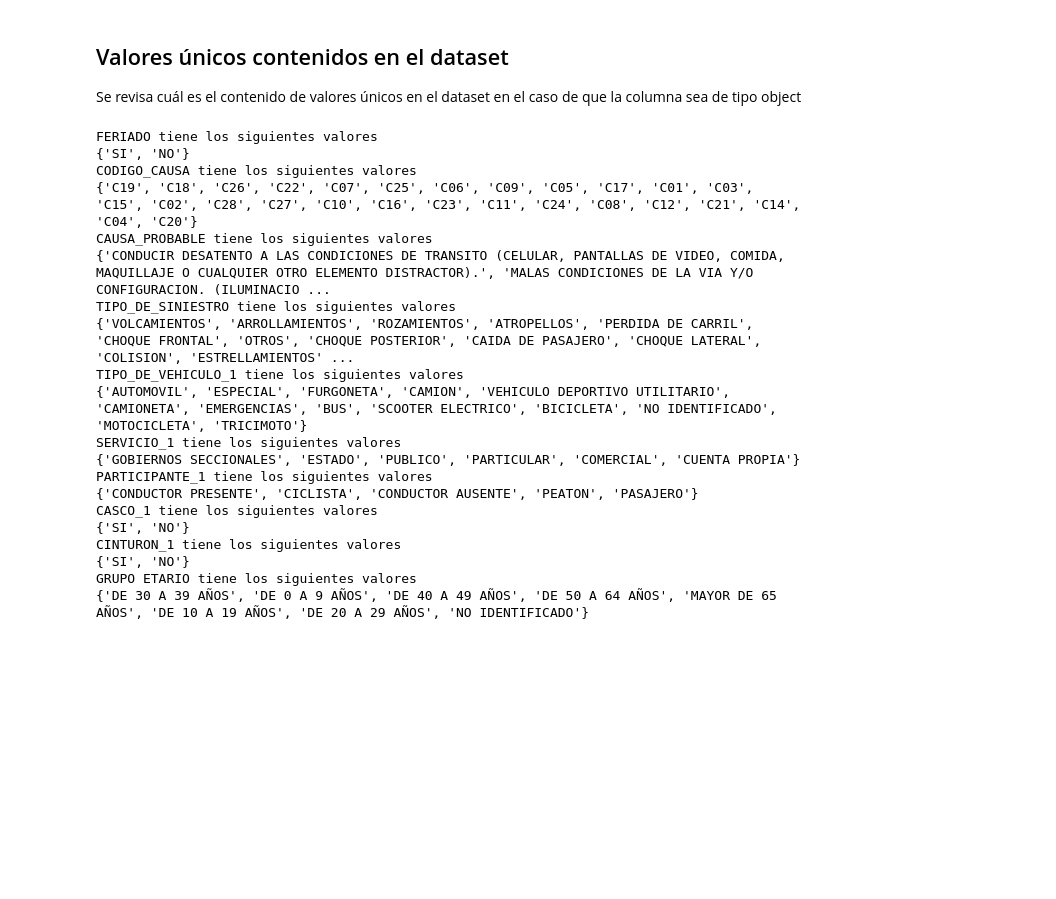
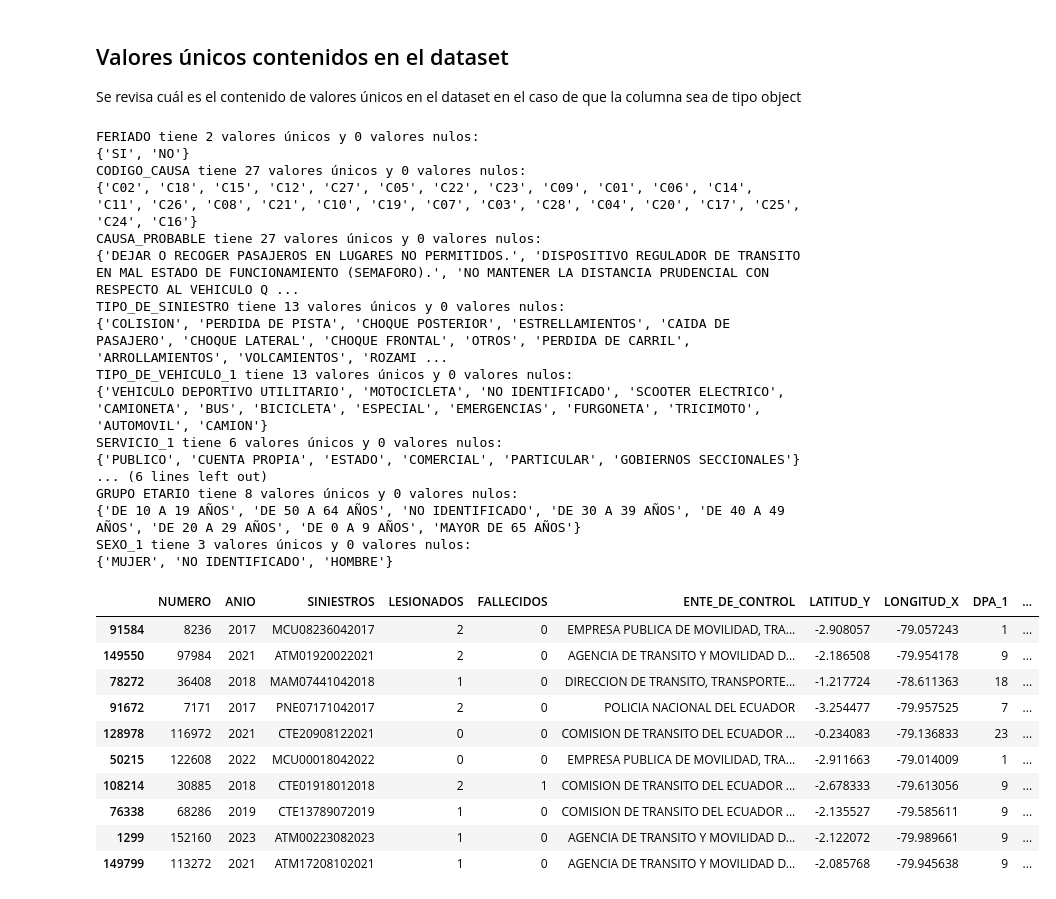
Before and after one commit to LeninGF/ant_accidentes_ml, a Jupyter notebook: classification.ipynb, the cells around one changed output. Cells and saved outputs as stored; diff of their text form; code cells hidden in the pictures; blank space fills up the shorter version.

```diff
--- a/classification.ipynb
+++ b/classification.ipynb
@@ -48,27 +48,24 @@ dataset_cl1.shape
 
 Se revisa cuál es el contenido de valores únicos en el dataset en el caso de que la columna sea de tipo object
 # %%
-for column in ['FERIADO', 'CODIGO_CAUSA', 'CAUSA_PROBABLE', 'TIPO_DE_SINIESTRO', 'TIPO_DE_VEHICULO_1','SERVICIO_1', 'PARTICIPANTE_1', 'CASCO_1', 'CINTURON_1', 'GRUPO ETARIO']:
+for column in ['FERIADO', 'CODIGO_CAUSA', 'CAUSA_PROBABLE', 'TIPO_DE_SINIESTRO', 'TIPO_DE_VEHICULO_1','SERVICIO_1', 'PARTICIPANTE_1', 'CASCO_1', 'CINTURON_1', 'GRUPO ETARIO', 'SEXO_1']:
     if dataset_cl1[column].dtype == "object":
-        print(f"{column} tiene los siguientes valores\n{set(dataset_cl1[column])}")
+        print(f"{column} tiene {len(set(dataset_cl1[column]))} valores únicos y {dataset_cl1[column].isna().sum()} valores nulos:\n{set(dataset_cl1[column])}")
 # %% [output]
-FERIADO tiene los siguientes valores
+FERIADO tiene 2 valores únicos y 0 valores nulos:
 {'SI', 'NO'}
-CODIGO_CAUSA tiene los siguientes valores
-{'C19', 'C18', 'C26', 'C22', 'C07', 'C25', 'C06', 'C09', 'C05', 'C17', 'C01', 'C03', 'C15', 'C02', 'C28', 'C27', 'C10', 'C16', 'C23', 'C11', 'C24', 'C08', 'C12', 'C21', 'C14', 'C04', 'C20'}
-CAUSA_PROBABLE tiene los siguientes valores
-{'CONDUCIR DESATENTO A LAS CONDICIONES DE TRANSITO (CELULAR, PANTALLAS DE VIDEO, COMIDA, MAQUILLAJE O CUALQUIER OTRO ELEMENTO DISTRACTOR).', 'MALAS CONDICIONES DE LA VIA Y/O CONFIGURACION. (ILUMINACIO ...
-TIPO_DE_SINIESTRO tiene los siguientes valores
-{'VOLCAMIENTOS', 'ARROLLAMIENTOS', 'ROZAMIENTOS', 'ATROPELLOS', 'PERDIDA DE CARRIL', 'CHOQUE FRONTAL', 'OTROS', 'CHOQUE POSTERIOR', 'CAIDA DE PASAJERO', 'CHOQUE LATERAL', 'COLISION', 'ESTRELLAMIENTOS' ...
-TIPO_DE_VEHICULO_1 tiene los siguientes valores
-{'AUTOMOVIL', 'ESPECIAL', 'FURGONETA', 'CAMION', 'VEHICULO DEPORTIVO UTILITARIO', 'CAMIONETA', 'EMERGENCIAS', 'BUS', 'SCOOTER ELECTRICO', 'BICICLETA', 'NO IDENTIFICADO', 'MOTOCICLETA', 'TRICIMOTO'}
-SERVICIO_1 tiene los siguientes valores
-{'GOBIERNOS SECCIONALES', 'ESTADO', 'PUBLICO', 'PARTICULAR', 'COMERCIAL', 'CUENTA PROPIA'}
-PARTICIPANTE_1 tiene los siguientes valores
-{'CONDUCTOR PRESENTE', 'CICLISTA', 'CONDUCTOR AUSENTE', 'PEATON', 'PASAJERO'}
-CASCO_1 tiene los siguientes valores
-{'SI', 'NO'}
-CINTURON_1 tiene los siguientes valores
-{'SI', 'NO'}
-GRUPO ETARIO tiene los siguientes valores
-{'DE 30 A 39 AÑOS', 'DE 0 A 9 AÑOS', 'DE 40 A 49 AÑOS', 'DE 50 A 64 AÑOS', 'MAYOR DE 65 AÑOS', 'DE 10 A 19 AÑOS', 'DE 20 A 29 AÑOS', 'NO IDENTIFICADO'}
+CODIGO_CAUSA tiene 27 valores únicos y 0 valores nulos:
+{'C02', 'C18', 'C15', 'C12', 'C27', 'C05', 'C22', 'C23', 'C09', 'C01', 'C06', 'C14', 'C11', 'C26', 'C08', 'C21', 'C10', 'C19', 'C07', 'C03', 'C28', 'C04', 'C20', 'C17', 'C25', 'C24', 'C16'}
+CAUSA_PROBABLE tiene 27 valores únicos y 0 valores nulos:
+{'DEJAR O RECOGER PASAJEROS EN LUGARES NO PERMITIDOS.', 'DISPOSITIVO REGULADOR DE TRANSITO EN MAL ESTADO DE FUNCIONAMIENTO (SEMAFORO).', 'NO MANTENER LA DISTANCIA PRUDENCIAL CON RESPECTO AL VEHICULO Q ...
+TIPO_DE_SINIESTRO tiene 13 valores únicos y 0 valores nulos:
+{'COLISION', 'PERDIDA DE PISTA', 'CHOQUE POSTERIOR', 'ESTRELLAMIENTOS', 'CAIDA DE PASAJERO', 'CHOQUE LATERAL', 'CHOQUE FRONTAL', 'OTROS', 'PERDIDA DE CARRIL', 'ARROLLAMIENTOS', 'VOLCAMIENTOS', 'ROZAMI ...
+TIPO_DE_VEHICULO_1 tiene 13 valores únicos y 0 valores nulos:
+{'VEHICULO DEPORTIVO UTILITARIO', 'MOTOCICLETA', 'NO IDENTIFICADO', 'SCOOTER ELECTRICO', 'CAMIONETA', 'BUS', 'BICICLETA', 'ESPECIAL', 'EMERGENCIAS', 'FURGONETA', 'TRICIMOTO', 'AUTOMOVIL', 'CAMION'}
+SERVICIO_1 tiene 6 valores únicos y 0 valores nulos:
+{'PUBLICO', 'CUENTA PROPIA', 'ESTADO', 'COMERCIAL', 'PARTICULAR', 'GOBIERNOS SECCIONALES'}
+... (6 lines left out)
+GRUPO ETARIO tiene 8 valores únicos y 0 valores nulos:
+{'DE 10 A 19 AÑOS', 'DE 50 A 64 AÑOS', 'NO IDENTIFICADO', 'DE 30 A 39 AÑOS', 'DE 40 A 49 AÑOS', 'DE 20 A 29 AÑOS', 'DE 0 A 9 AÑOS', 'MAYOR DE 65 AÑOS'}
+SEXO_1 tiene 3 valores únicos y 0 valores nulos:
+{'MUJER', 'NO IDENTIFICADO', 'HOMBRE'}
@@ -74,0 +76,16 @@ GRUPO ETARIO tiene los siguientes valores
+# %%
+# dataset_cl1.sort_values(by='SINIESTROS', ascending=True).head(10)
+# dataset_cl1[dataset_cl1.duplicated(subset='SINIESTROS', keep=False)]
+dataset_cl1.sample(10)
+# %% [output]
+|  | NUMERO | ANIO | SINIESTROS | LESIONADOS | FALLECIDOS | ENTE_DE_CONTROL | LATITUD_Y | LONGITUD_X | DPA_1 | ... |
+| 91584 | 8236 | 2017 | MCU08236042017 | 2 | 0 | EMPRESA PUBLICA DE MOVILIDAD, TRA... | -2.908057 | -79.057243 | 1 | ... |
+| 149550 | 97984 | 2021 | ATM01920022021 | 2 | 0 | AGENCIA DE TRANSITO Y MOVILIDAD D... | -2.186508 | -79.954178 | 9 | ... |
+| 78272 | 36408 | 2018 | MAM07441042018 | 1 | 0 | DIRECCION DE TRANSITO, TRANSPORTE... | -1.217724 | -78.611363 | 18 | ... |
+| 91672 | 7171 | 2017 | PNE07171042017 | 2 | 0 | POLICIA NACIONAL DEL ECUADOR | -3.254477 | -79.957525 | 7 | ... |
+| 128978 | 116972 | 2021 | CTE20908122021 | 0 | 0 | COMISION DE TRANSITO DEL ECUADOR ... | -0.234083 | -79.136833 | 23 | ... |
+| 50215 | 122608 | 2022 | MCU00018042022 | 0 | 0 | EMPRESA PUBLICA DE MOVILIDAD, TRA... | -2.911663 | -79.014009 | 1 | ... |
+| 108214 | 30885 | 2018 | CTE01918012018 | 2 | 1 | COMISION DE TRANSITO DEL ECUADOR ... | -2.678333 | -79.613056 | 9 | ... |
+| 76338 | 68286 | 2019 | CTE13789072019 | 1 | 0 | COMISION DE TRANSITO DEL ECUADOR ... | -2.135527 | -79.585611 | 9 | ... |
+| 1299 | 152160 | 2023 | ATM00223082023 | 1 | 0 | AGENCIA DE TRANSITO Y MOVILIDAD D... | -2.122072 | -79.989661 | 9 | ... |
+| 149799 | 113272 | 2021 | ATM17208102021 | 1 | 0 | AGENCIA DE TRANSITO Y MOVILIDAD D... | -2.085768 | -79.945638 | 9 | ... |
```
Also changed, not shown: parts of 2 cells of this notebook.
